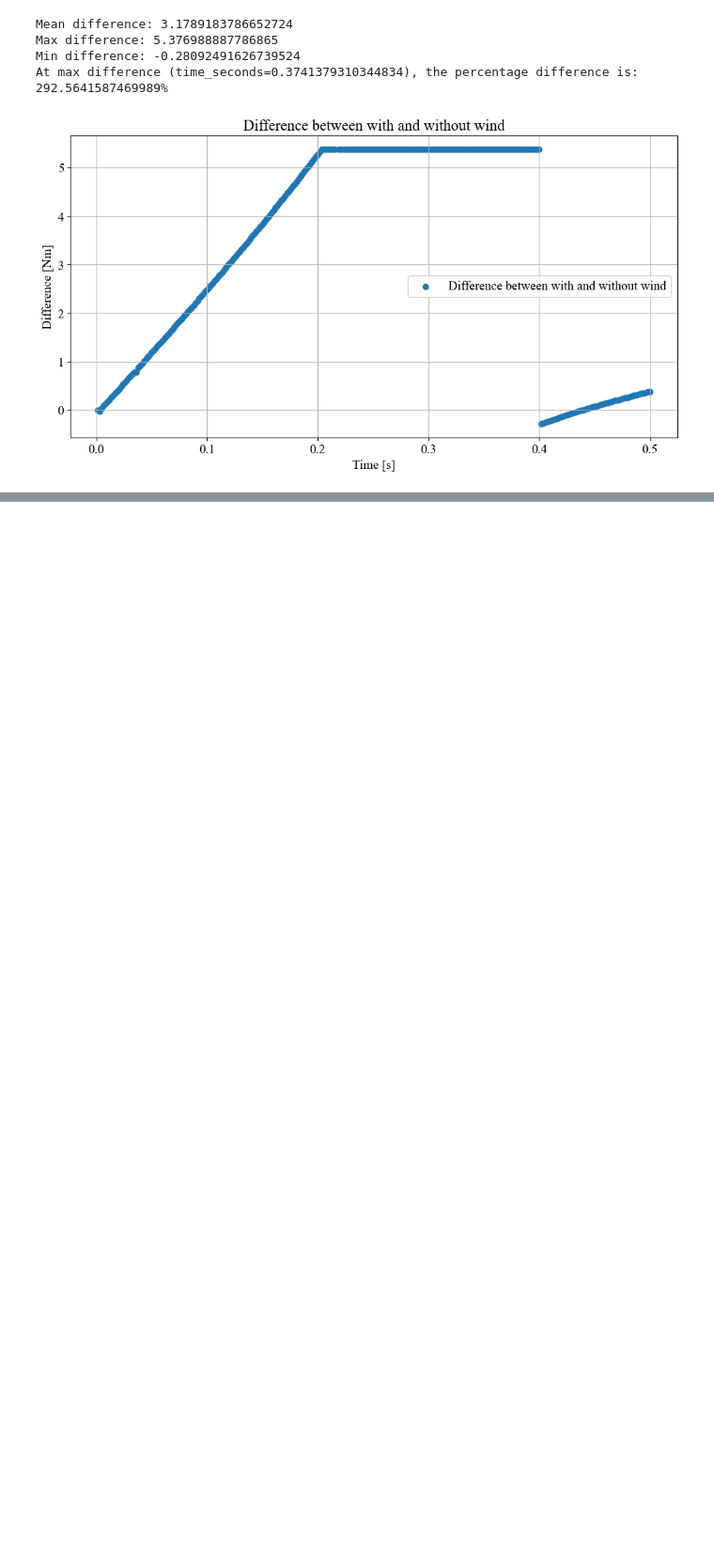
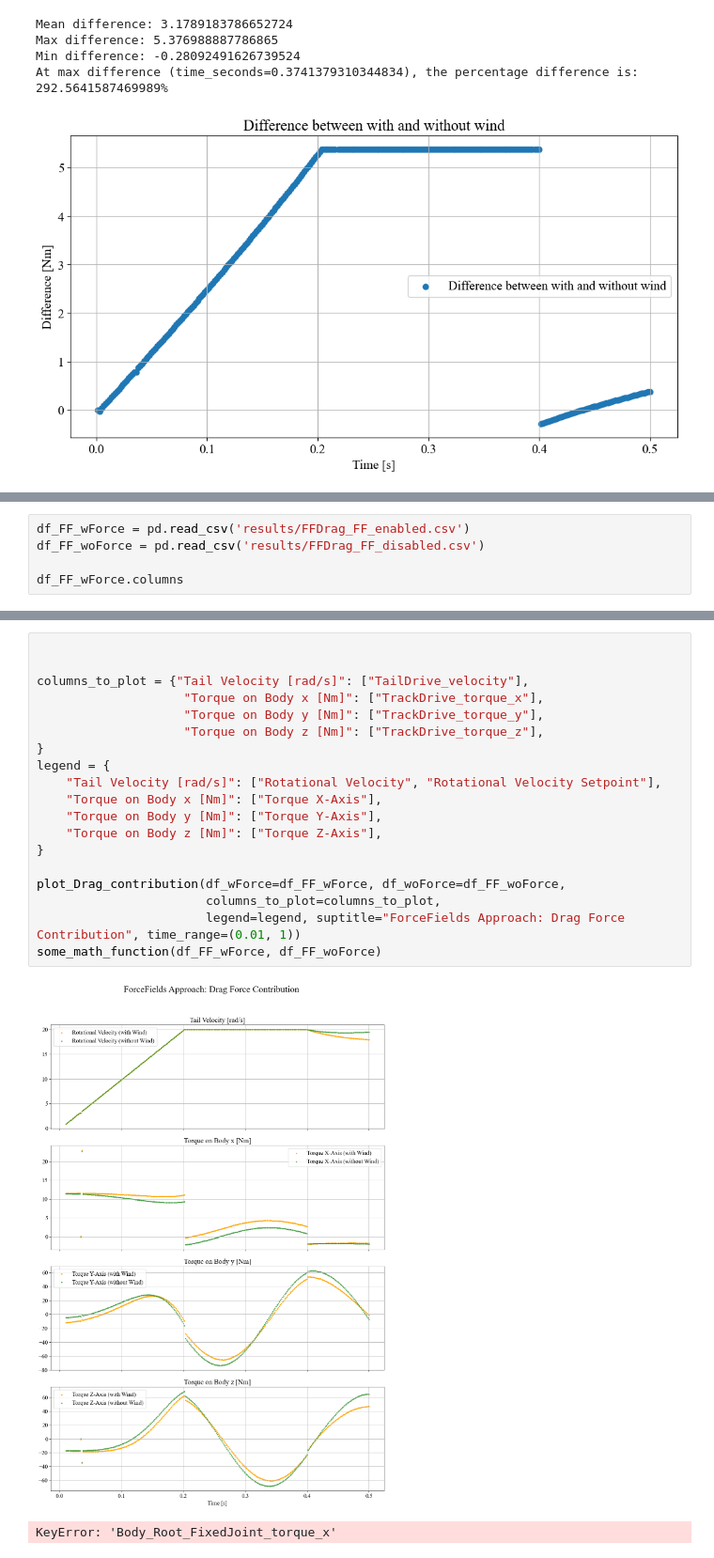
Before and after one commit to Maexerich/IsaacLab, a Jupyter notebook: source/data_visualization_v1.ipynb, the cells around one changed output, grey strips where cells are left out. Shown at 94% size. Cells and saved outputs as stored; diff of their text form; blank space fills up the shorter version.

Commit message:
Re-run drag force simulation. It really matters whether it is run on 'cpu' or not!

```diff
--- a/source/data_visualization_v1.ipynb
+++ b/source/data_visualization_v1.ipynb
@@ -284,0 +290,5 @@ At max difference (time_seconds=0.3741379310344834), the percentage difference i
+# %%
+df_FF_wForce = pd.read_csv('results/FFDrag_FF_enabled.csv')
+df_FF_woForce = pd.read_csv('results/FFDrag_FF_disabled.csv')
+
+df_FF_wForce.columns
@@ -284,0 +313,22 @@ At max difference (time_seconds=0.3741379310344834), the percentage difference i
+# %%
+
+
+columns_to_plot = {"Tail Velocity [rad/s]": ["TailDrive_velocity"],
+                    "Torque on Body x [Nm]": ["TrackDrive_torque_x"],
+                    "Torque on Body y [Nm]": ["TrackDrive_torque_y"],
+                    "Torque on Body z [Nm]": ["TrackDrive_torque_z"],
+}
+legend = {
+    "Tail Velocity [rad/s]": ["Rotational Velocity", "Rotational Velocity Setpoint"],
+    "Torque on Body x [Nm]": ["Torque X-Axis"],
+    "Torque on Body y [Nm]": ["Torque Y-Axis"],
+    "Torque on Body z [Nm]": ["Torque Z-Axis"],
+}
+
+plot_Drag_contribution(df_wForce=df_FF_wForce, df_woForce=df_FF_woForce,
+                       columns_to_plot=columns_to_plot,
+                       legend=legend, suptitle="ForceFields Approach: Drag Force Contribution", time_range=(0.01, 1))
+some_math_function(df_FF_wForce, df_FF_woForce)
+# %% [output]
+[figure, added]
+KeyError: 'Body_Root_FixedJoint_torque_x'
```
Also changed, not shown: parts of 6 cells of this notebook, 3 other files.
